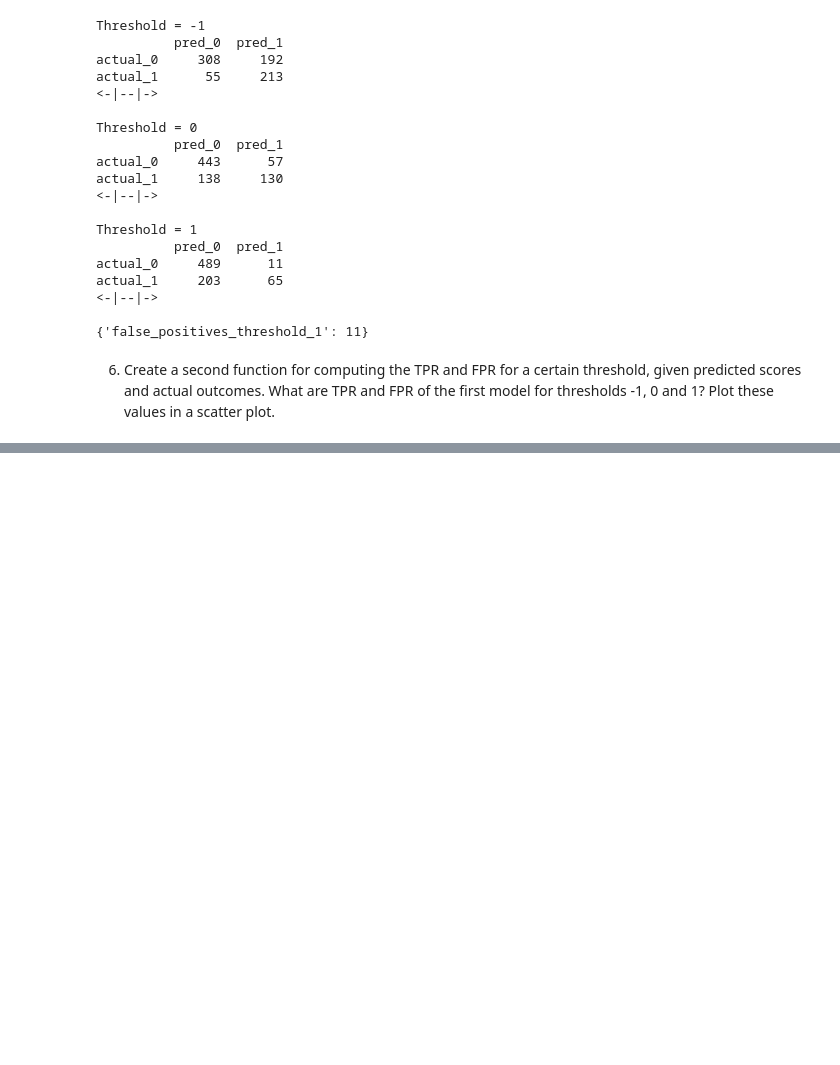
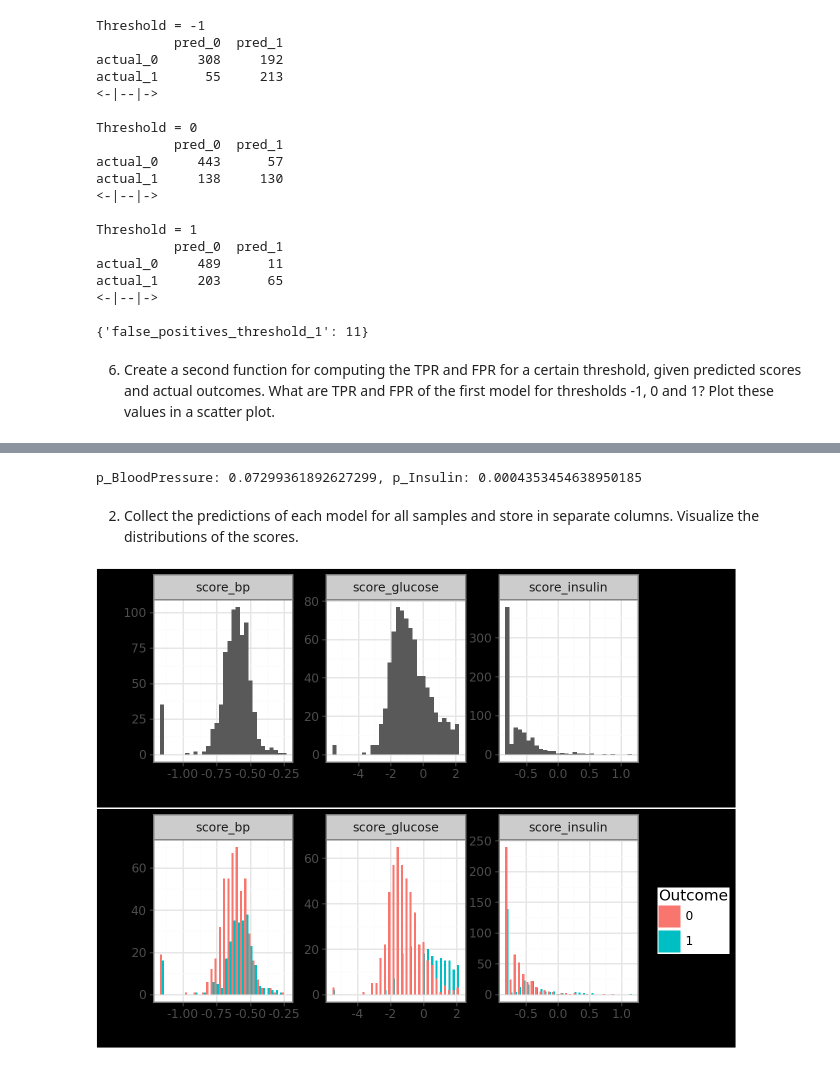
Before and after one commit to areiljan/DataScience, a Jupyter notebook: EX11/11.ipynb, the cells around one changed output, grey strips where cells are left out. Saved outputs shown, nothing was run; the diff lists cells and outputs as text; code cells hidden in the pictures; blank space fills up the shorter version.

Commit message:
logistic model comparison

```diff
--- a/EX11/11.ipynb
+++ b/EX11/11.ipynb
@@ -180,0 +185,39 @@ dt = pd.concat(resulting_tpr_fpr, ignore_index=True)
+# %%
+logistic_fit_bp = smf.glm("Outcome ~ BloodPressure", data=diabetes,
+                       family=sm.families.Binomial()).fit() # 3.
+logistic_fit_insulin = smf.glm("Outcome ~ Insulin", data=diabetes,
+                               family=sm.families.Binomial()).fit() # 3.
+# print(logistic_fit_insulin.summary())
+# print(logistic_fit_bp.summary())
+
+p_bp = float(logistic_fit_bp.pvalues["BloodPressure"])
+p_ins = float(logistic_fit_insulin.pvalues["Insulin"])
+print(f"p_BloodPressure: {p_bp}, p_Insulin: {p_ins}")
+
+# As we can see the p value for the bp is not significant and the p value for the insulin is significant
+# %% [output]
+p_BloodPressure: 0.07299361892627299, p_Insulin: 0.0004353454638950185
+# %% [markdown]
+2. Collect the predictions of each model for all samples and store in separate columns. Visualize the
+distributions of the scores.
+# %%
+diabetes = diabetes.copy()
+diabetes["score_glucose"] = logistic_fit.predict(diabetes, linear=True)
+diabetes["score_bp"] = logistic_fit_bp.predict(diabetes, linear=True)
+diabetes["score_insulin"] = logistic_fit_insulin.predict(diabetes, linear=True)
+plot_long = diabetes[["Outcome", "score_glucose", "score_bp", "score_insulin"]].copy()
+plot_long["Outcome"] = plot_long["Outcome"].astype(str)
+plot_long = plot_long.melt(id_vars="Outcome", var_name="model", value_name="score")
+p1 = (ggplot(plot_long, aes("score"))
++ geom_histogram(bins=30)
++ facet_wrap("~model", scales="free")
++ theme_bw()
+)
+p2 = (ggplot(plot_long, aes("score", fill="Outcome"))
++ geom_histogram(position="dodge", bins=30)
++ facet_wrap("~model", scales="free")
++ theme_bw()
+)
+p1 / p2
+# %% [output]
+[figure, added]
```
Also changed, not shown: parts of 10 cells of this notebook.
